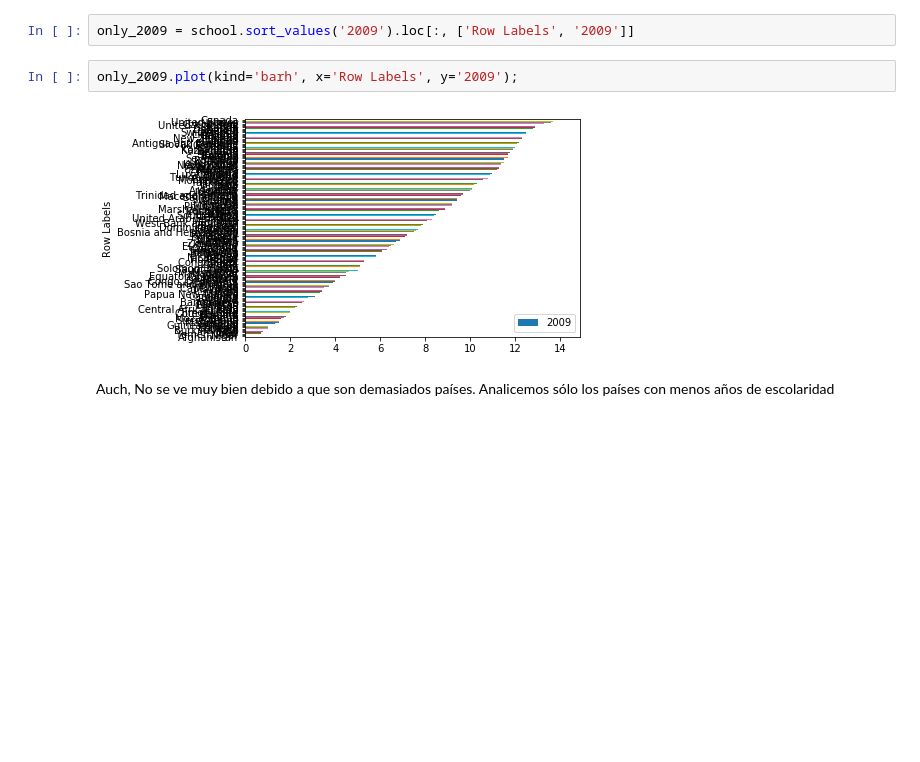
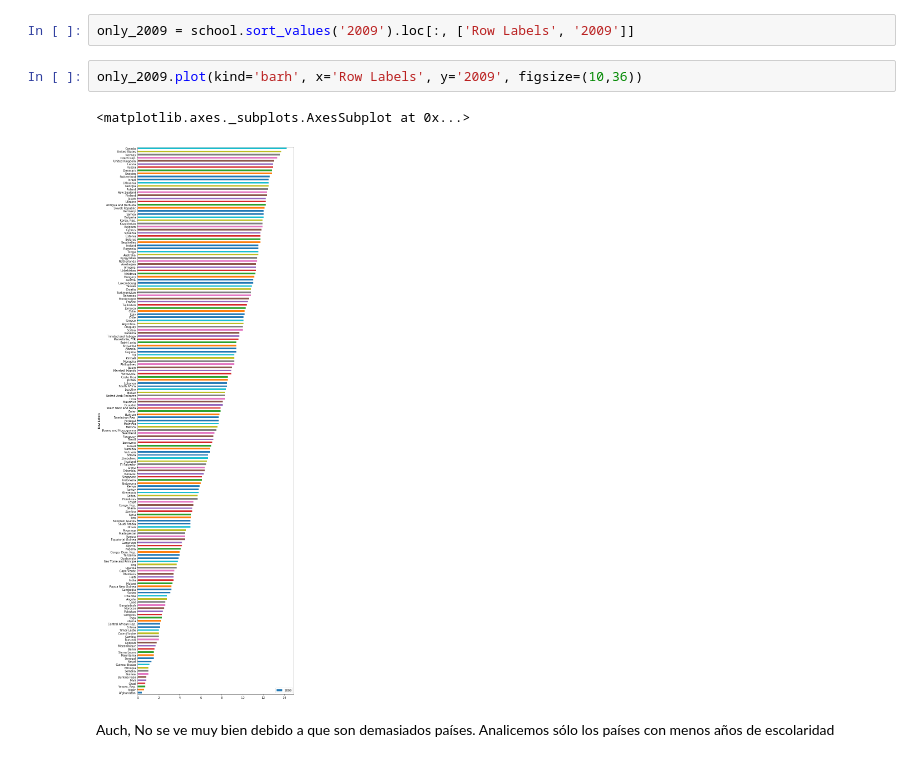
Before and after one commit to nonameable/pyladies-iniciando-con-python, a Jupyter notebook: Iniciando con Python.ipynb, the cells around one changed output. Cells and saved outputs as stored; diff of their text form; blank space fills up the shorter version.

```diff
--- a/Iniciando con Python.ipynb
+++ b/Iniciando con Python.ipynb
@@ -537,9 +538,10 @@ Podemos crear gráficas que nos ayuden a visualizar mejor los datos que procesam
 # %%
 only_2009 = school.sort_values('2009').loc[:, ['Row Labels', '2009']]
 # %%
-only_2009.plot(kind='barh', x='Row Labels', y='2009');
+only_2009.plot(kind='barh', x='Row Labels', y='2009', figsize=(10,36))
 # %% [output]
+<matplotlib.axes._subplots.AxesSubplot at 0x...>
-[figure, old version]
+[figure, new version]
 # %% [markdown]
 Auch, No se ve muy bien debido a que son demasiados países. Analicemos sólo los  países con menos años de escolaridad
 # %%
```
Also changed, not shown: parts of 24 cells of this notebook, 1 other file.
